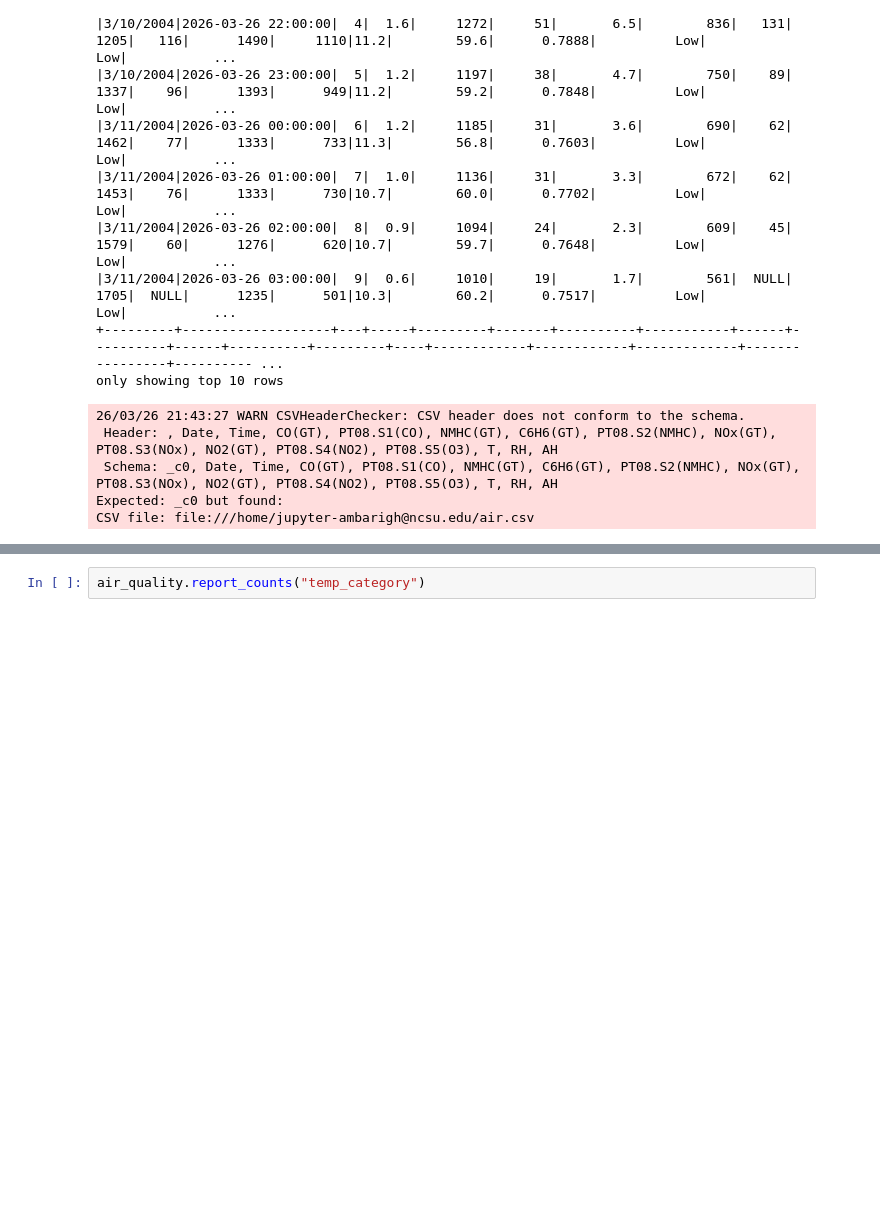
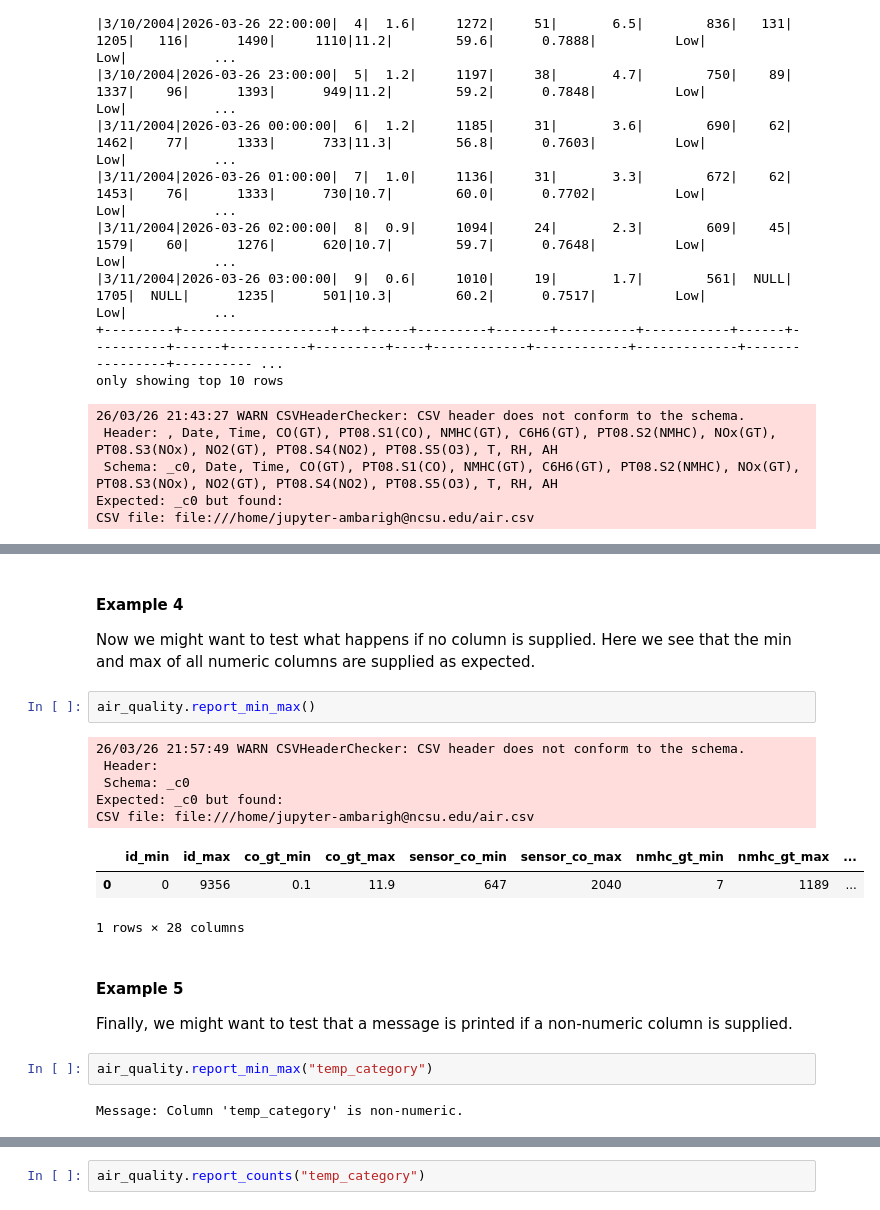
Before and after one commit to Ambaright/ST554-Project-2, a Jupyter notebook: ST554 Project.ipynb, the cells around one changed output, grey strips where cells are left out. Cells and saved outputs as stored; diff of their text form; blank space fills up the shorter version.

Commit message:
Add in check_missing and report_min_max examples

```diff
--- a/ST554 Project.ipynb
+++ b/ST554 Project.ipynb
@@ -410,0 +485,23 @@ Since we just created a new binary variable for temperature, we might want to do
+# %% [markdown]
+#### Example 4
+
+Now we might want to test what happens if no column is supplied. Here we see that the min and max of all numeric columns are supplied as expected.
+# %%
+air_quality.report_min_max()
+# %% [output]
+26/03/26 21:57:49 WARN CSVHeaderChecker: CSV header does not conform to the schema.
+ Header:
+ Schema: _c0
+Expected: _c0 but found:
+CSV file: file:///home/jupyter-ambarigh@ncsu.edu/air.csv
+|  | id_min | id_max | co_gt_min | co_gt_max | sensor_co_min | sensor_co_max | nmhc_gt_min | nmhc_gt_max | ... |
+| 0 | 0 | 9356 | 0.1 | 11.9 | 647 | 2040 | 7 | 1189 | ... |
+1 rows × 28 columns
+# %% [markdown]
+#### Example 5
+
+Finally, we might want to test that a message is printed if a non-numeric column is supplied.
+# %%
+air_quality.report_min_max("temp_category")
+# %% [output]
+Message: Column 'temp_category' is non-numeric.
```
Also changed, not shown: parts of 16 cells of this notebook.
